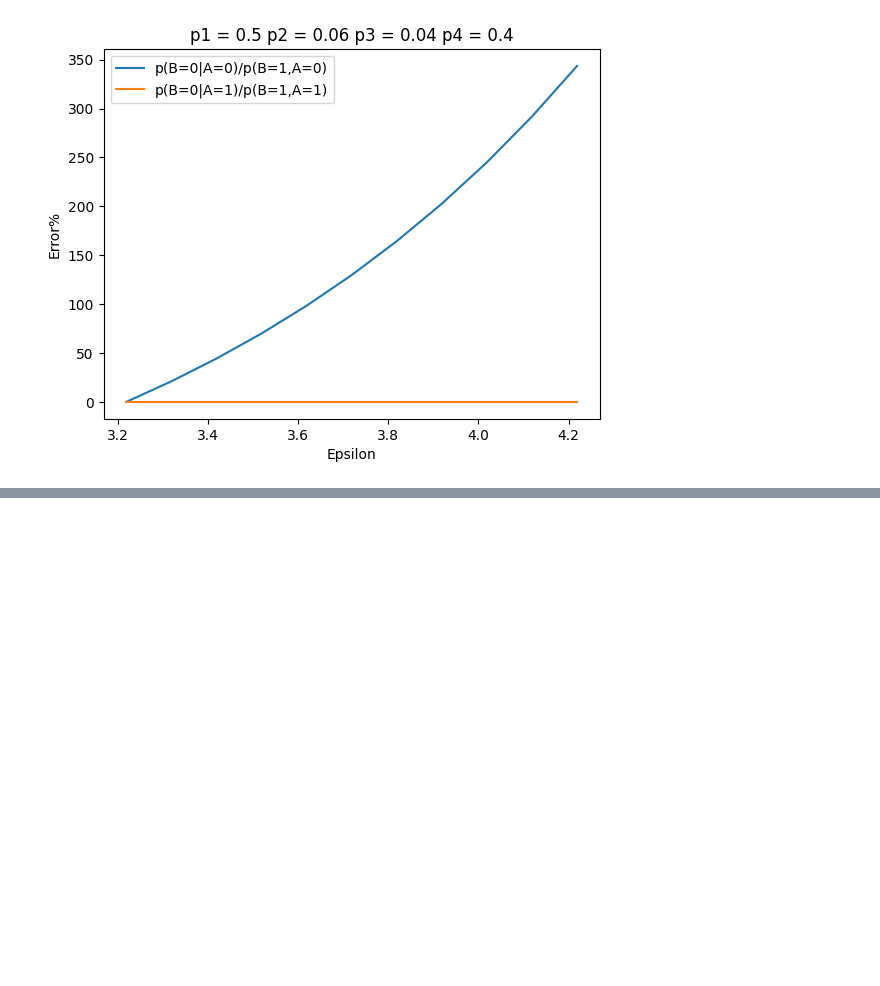
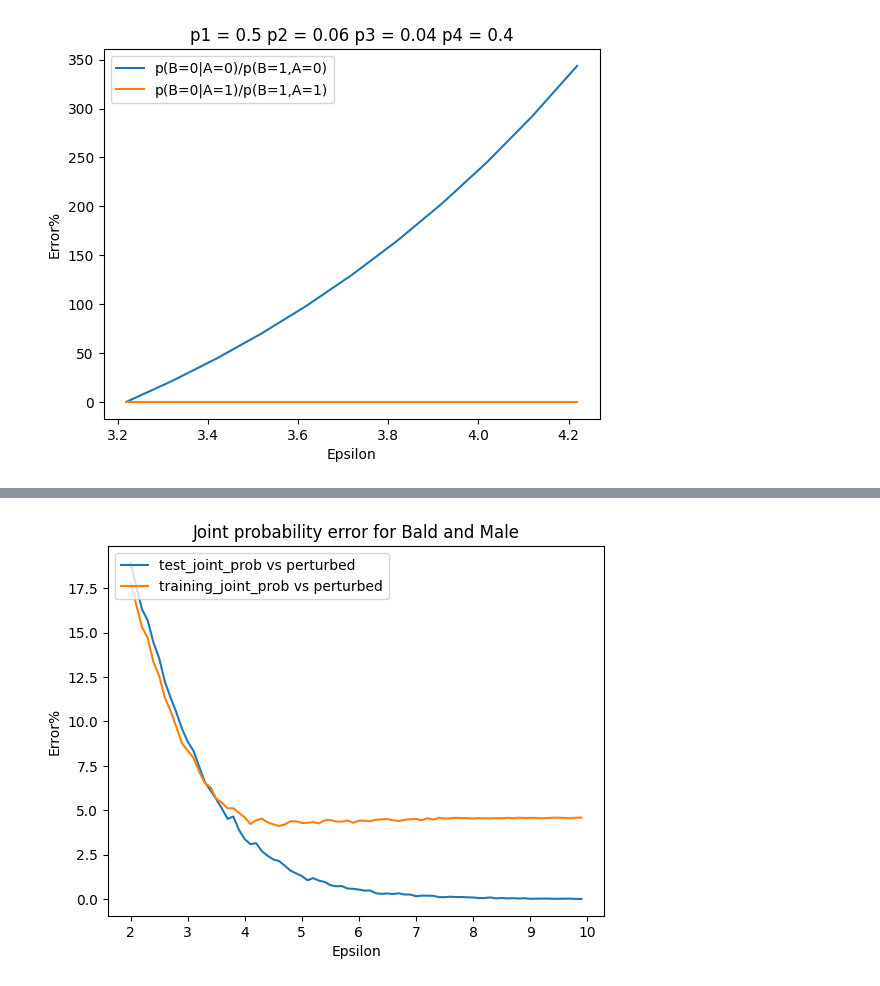
Before and after one commit to SandaruJayawardana/face-privacy-diffae, a Jupyter notebook: pufferfish/celebA_pufferfish.ipynb, the cells around one changed output, grey strips where cells are left out. Saved outputs shown, nothing was run; the diff lists cells and outputs as text; code cells hidden in the pictures; blank space fills up the shorter version.

```diff
--- a/pufferfish/celebA_pufferfish.ipynb
+++ b/pufferfish/celebA_pufferfish.ipynb
@@ -197,0 +258,16 @@ plt.show()
+# %%
+'''
+Plot L2 Error joint probability of perturbed data (test) vs original data (test),
+joint probability of perturbed data vs training data
+'''
+
+# correct_eps = eps_arr - np.ones(len(eps_arr))*np.log(np.min(joint_prob_matrix.flatten()))
+plt.plot(eps_arr[20:], [error_calculation(i, joint_matrix_original)*100 for i in perturbed_join_prob_list][20:])
+plt.plot(eps_arr[20:], [error_calculation(i, joint_prob_matrix.flatten())*100 for i in perturbed_join_prob_list][20:])
+plt.legend(["test_joint_prob vs perturbed", "training_joint_prob vs perturbed"], loc ="upper left")
+plt.xlabel("Epsilon")
+plt.ylabel("Error%")
+plt.title("Joint probability error for " + ATTR_X + " and " + ATTR_Y)
+plt.show()
+# %% [output]
+[figure, added]
```
Also changed, not shown: parts of 10 cells of this notebook.
